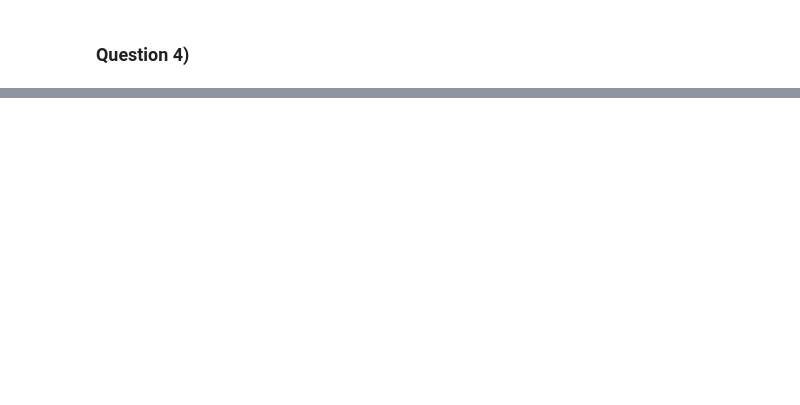
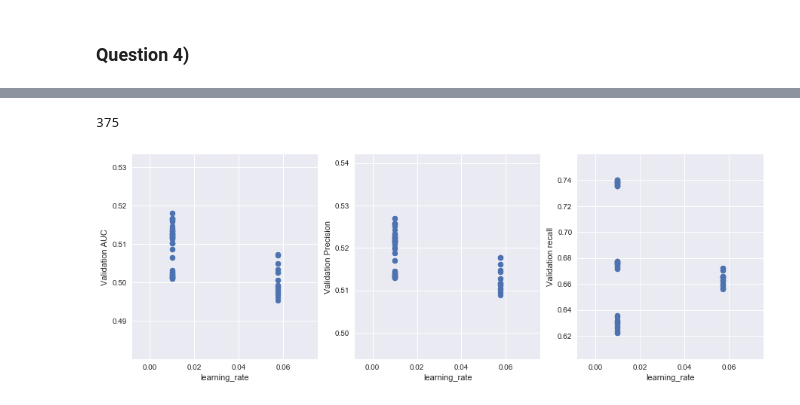
Before and after one commit to FranciscoRZ/WordImpactForecasting, a Jupyter notebook: exploratory_notebooks/kitchen_book.ipynb, the cells around one changed output, grey strips where cells are left out. Saved outputs shown, nothing was run; the diff lists cells and outputs as text; code cells hidden in the pictures; blank space fills up the shorter version.

Commit message:
XGBoost introduction + init model development

```diff
--- a/exploratory_notebooks/kitchen_book.ipynb
+++ b/exploratory_notebooks/kitchen_book.ipynb
@@ -359,0 +364,10 @@ data
+# %%
+X = data.loc[:,~data.columns.isin(variables_num_dep + ["TICKER"])]
+y = data[variables_num_dep[0]]
+#y_label = [1 if v > mean(0) else 0 for v in y] pour non normales centrées ?
+y_label = pd.DataFrame({'y':[1 if v > 0 else 0 for v in y]})
+y_label = y_label.y
+# %%
+# define folds for cross validation
+X_train, X_test, y_train, y_test = train_test_split(X, y_label, test_size=0.2, random_state=42)
+kf = KFold(n_splits=4)
@@ -359,0 +385,18 @@ data
+# %%
+len(hyper_parameter_grid)
+# %% [output]
+375
+# %%
+from sklearn.metrics import roc_auc_score, precision_score, recall_score
+
+def metriques_classif(type_model:str, parametres:dict,
+                     y_cv:list, predictions: list) -> tuple:
+    auc = round(roc_auc_score(y_cv, predictions), 4)
+    precision = round(precision_score(y_cv, predictions), 4)
+    recall = round(recall_score(y_cv, predictions), 4)
+    return ([{'algorithm':type_model,
+             'parametres': parametres,
+             'metriques': {'auc':auc,
+                           'precision':precision,
+                           'recall':recall}
+             }])
@@ -359,0 +440,23 @@ data
+# %%
+def plot_tuning_results(results:list, param_name:str):
+    auc = [res['metriques']['auc'] for res in results]
+    precision = [res['metriques']['precision'] for res in results]
+    recall = [res['metriques']['recall'] for res in results]
+    param = [res['parametres'][param_name] for res in results]
+
+    fig, ax = plt.subplots(1,3, figsize=(15,5))
+    ax[0].scatter(param, auc)
+    ax[0].set_xlabel(param_name)
+    ax[0].set_ylabel('Validation AUC')
+    ax[1].scatter(param, precision)
+    ax[1].set_xlabel(param_name)
+    ax[1].set_ylabel('Validation Precision')
+    ax[2].scatter(param, recall)
+    ax[2].set_xlabel(param_name)
+    ax[2].set_ylabel('Validation recall');
+
+    return
+# %%
+plot_tuning_results(results, 'learning_rate')
+# %% [output]
+[figure, added]
```
Also changed, not shown: parts of 34 cells of this notebook, 1 other file.
